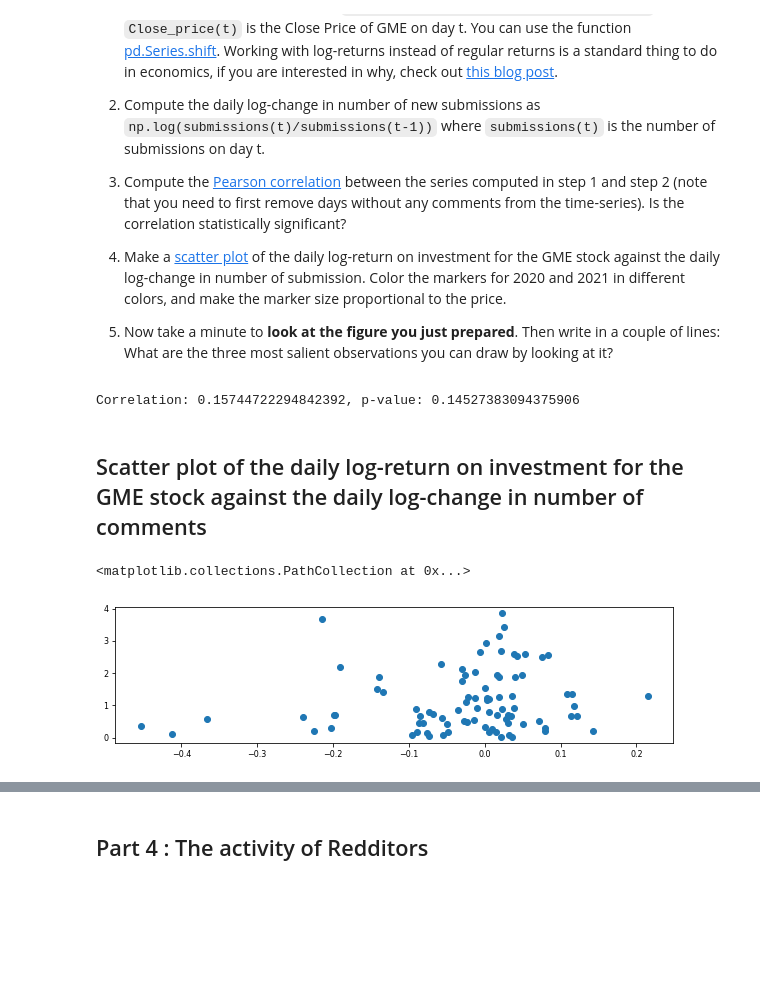
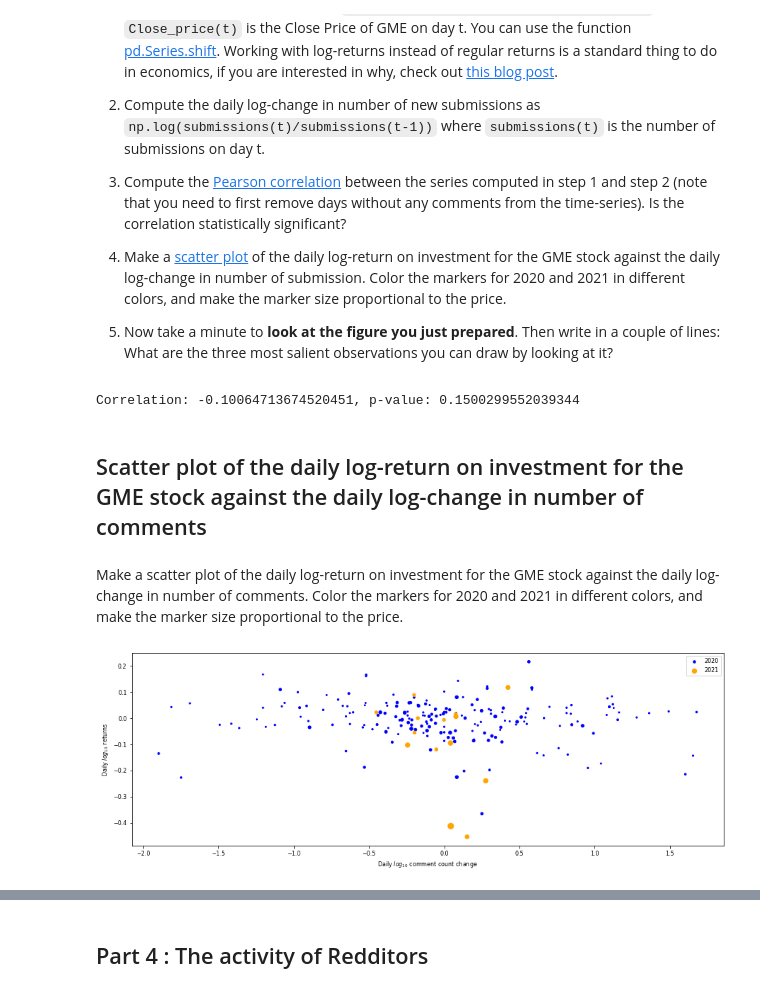
Before and after one commit to wdmdev/comsocsci2021, a Jupyter notebook: lectures/Week2.ipynb, the cells around one changed output, grey strips where cells are left out. Saved outputs shown, nothing was run; the diff lists cells and outputs as text; code cells hidden in the pictures; blank space fills up the shorter version.

```diff
--- a/lectures/Week2.ipynb
+++ b/lectures/Week2.ipynb
@@ -333,10 +323,25 @@ daily_log_rets, daily_log_comms = zip(*[(i,j) for (i,j) in zip(daily_log_returns
+# %%
+t = 1
+dates, closes, cs = zip(*[(d, i,j) for (d, i,j) in zip(GME.index, GME.Close.values, comments_count.values) if j > 0])
+closes = pd.Series(closes)
+cs = pd.Series(cs)
+daily_log_returns = np.log(closes.shift(t)/closes)[1:] #First is NaN
+daily_log_change_comments = np.log10(cs.shift(t)/cs)[1:] #First is NaN
+scatter_df = pd.DataFrame({
+                            'Date': dates[1:],
+                            'Close': closes[1:],
+                            'Log return': daily_log_returns,
+                            'Log comm count': daily_log_change_comments
+                            })
 # %%
-corr, pval = pearsonr(daily_log_rets, daily_log_comms)
+corr, pval = pearsonr(daily_log_returns, daily_log_change_comments)
 print(f'Correlation: {corr}, p-value: {pval}')
 # %% [output]
-Correlation: 0.15744722294842392, p-value: 0.14527383094375906
+Correlation: -0.10064713674520451, p-value: 0.1500299552039344
 # %% [markdown]
 ## Scatter plot of the daily log-return on investment for the GME stock against the daily log-change in number of comments
+# %% [markdown]
+Make a scatter plot of the daily log-return on investment for the GME stock against the daily log-change in number of comments. Color the markers for 2020 and 2021 in different colors, and make the marker size proportional to the price.
 # %%
 import matplotlib.pylab as plt
 import matplotlib as mpl
@@ -348,9 +357,19 @@ def setup_mpl():
 
 setup_mpl()
-# %%
-f, ax = plt.subplots()
-
-ax.scatter(daily_log_rets, daily_log_comms)
-# %% [output]
-<matplotlib.collections.PathCollection at 0x...>
-[figure, removed]
+# %%
+f, ax = plt.subplots()
+
+
+comments2020 = scatter_df[scatter_df.Date.dt.year == 2020]
+comments2021 = scatter_df[scatter_df.Date.dt.year == 2021]
+
+ax.scatter(comments2020['Log comm count'], comments2020['Log return'], color='b', s=comments2020['Close'], label='2020')
+ax.scatter(comments2021['Log comm count'], comments2021['Log return'], color='orange', s=comments2021['Close'], label='2021')
+ax.set_xlabel('Daily $log_{10}$ comment count change')
+ax.set_ylabel('Daily $log_{10}$ returns')
+
+ax.legend()
+
+plt.show()
+# %% [output]
+[figure, added]
```
Also changed, not shown: parts of 23 cells of this notebook.
